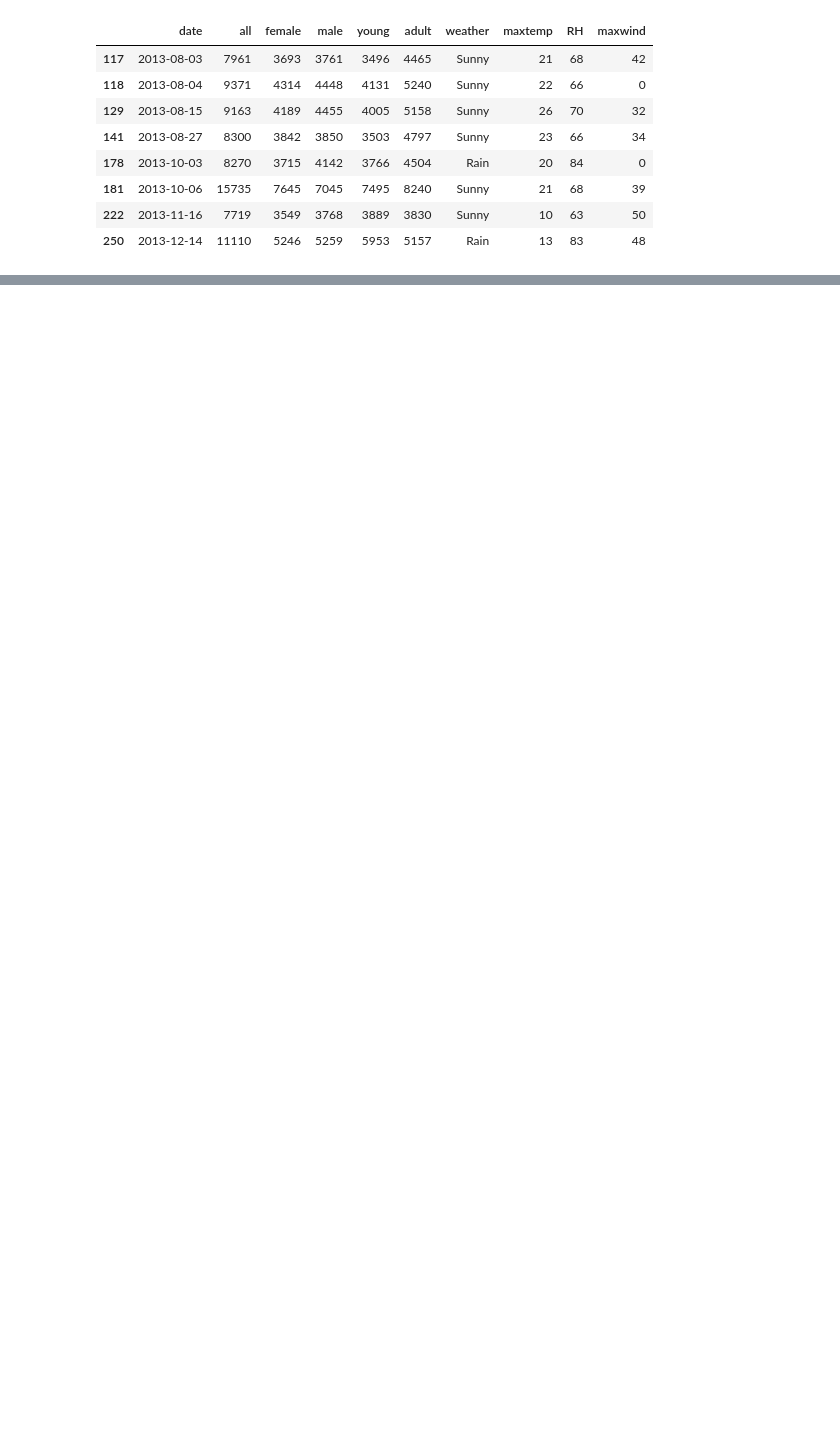
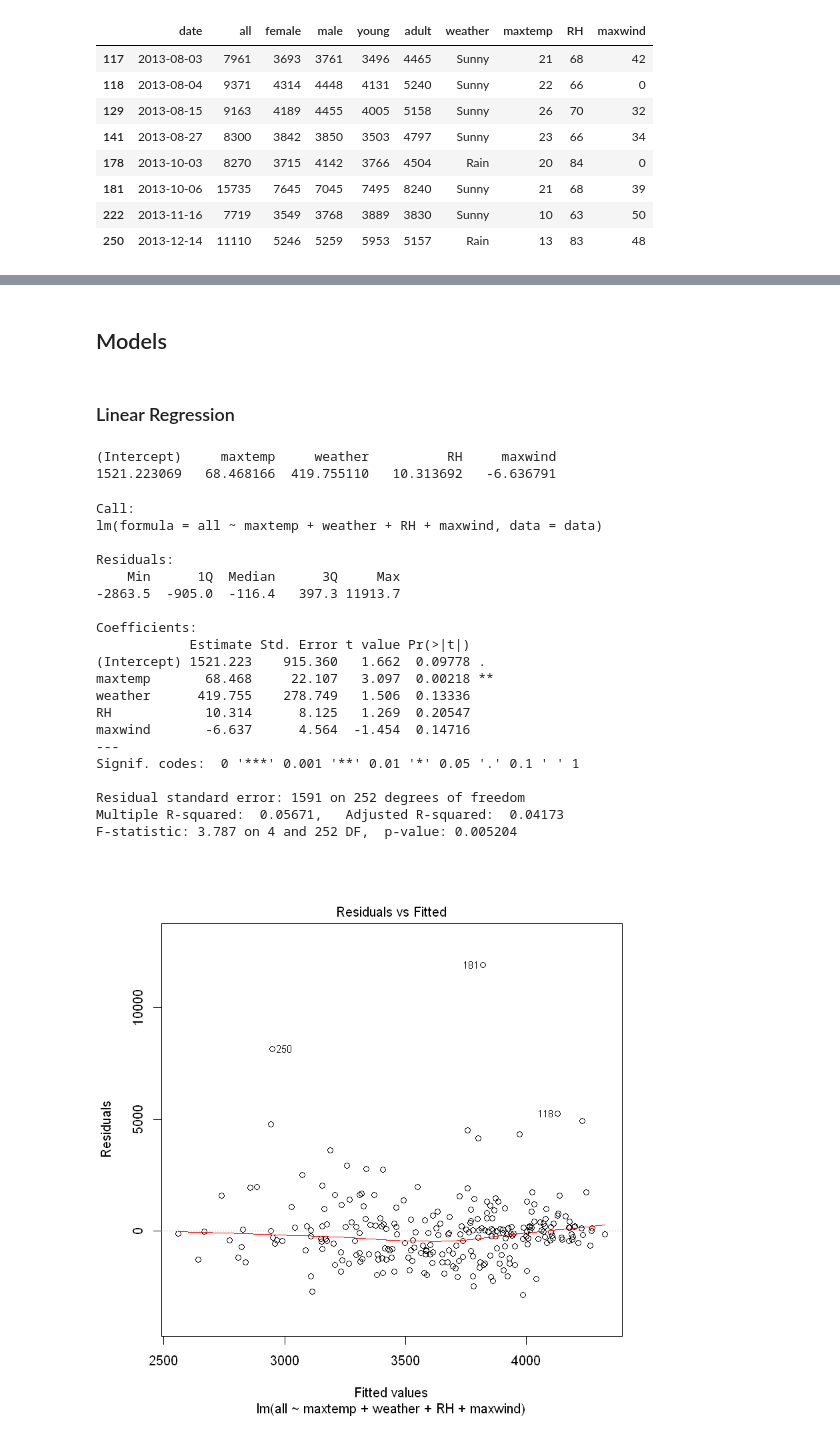
Before and after one commit to JoaoGuedes01/TIAPOSE_R_Data_Mining, a Jupyter notebook: Jupyter/Data Exploration.ipynb, the cells around one changed output, grey strips where cells are left out. Saved outputs shown, nothing was run; the diff lists cells and outputs as text; code cells hidden in the pictures; blank space fills up the shorter version.

```diff
--- a/Jupyter/Data Exploration.ipynb
+++ b/Jupyter/Data Exploration.ipynb
@@ -238,3 +238,13 @@ data[data$all %in% c(7961, 9371, 9163, 8300, 8270, 15735, 7719, 11110),]
 | 181 | 2013-10-06 | 15735 | 7645 | 7045 | 7495 | 8240 | Sunny | 21 | 68 | 39 |
 | 222 | 2013-11-16 | 7719 | 3549 | 3768 | 3889 | 3830 | Sunny | 10 | 63 | 50 |
 | 250 | 2013-12-14 | 11110 | 5246 | 5259 | 5953 | 5157 | Rain | 13 | 83 | 48 |
+# %%
+# Remover a date do dataframe
+data <- data %>%
+  select(-date)
+
+# Substituir a variavel categórica weather por 0=RAIN e 1=SUNNY
+data$weather <- ifelse(data$weather=="Rain", 0, 1)
+
+# Ver como ficou o dataframe
+head(data)
@@ -240,0 +259,34 @@ data[data$all %in% c(7961, 9371, 9163, 8300, 8270, 15735, 7719, 11110),]
+# %% [markdown]
+## Models
+# %% [markdown]
+### Linear Regression
+# %%
+lr = lm(all ~ maxtemp+weather+RH+maxwind,data = data)
+lm_coeff = lr$coefficients
+lm_coeff
+summary(lr)
+plot(lr)
+# %% [output]
+(Intercept)     maxtemp     weather          RH     maxwind
+1521.223069   68.468166  419.755110   10.313692   -6.636791
+Call:
+lm(formula = all ~ maxtemp + weather + RH + maxwind, data = data)
+
+Residuals:
+    Min      1Q  Median      3Q     Max
+-2863.5  -905.0  -116.4   397.3 11913.7
+
+Coefficients:
+            Estimate Std. Error t value Pr(>|t|)
+(Intercept) 1521.223    915.360   1.662  0.09778 .
+maxtemp       68.468     22.107   3.097  0.00218 **
+weather      419.755    278.749   1.506  0.13336
+RH            10.314      8.125   1.269  0.20547
+maxwind       -6.637      4.564  -1.454  0.14716
+---
+Signif. codes:  0 '***' 0.001 '**' 0.01 '*' 0.05 '.' 0.1 ' ' 1
+
+Residual standard error: 1591 on 252 degrees of freedom
+Multiple R-squared:  0.05671,   Adjusted R-squared:  0.04173
+F-statistic: 3.787 on 4 and 252 DF,  p-value: 0.005204
+[figure, added]
```
Also changed, not shown: parts of 4 cells of this notebook.
